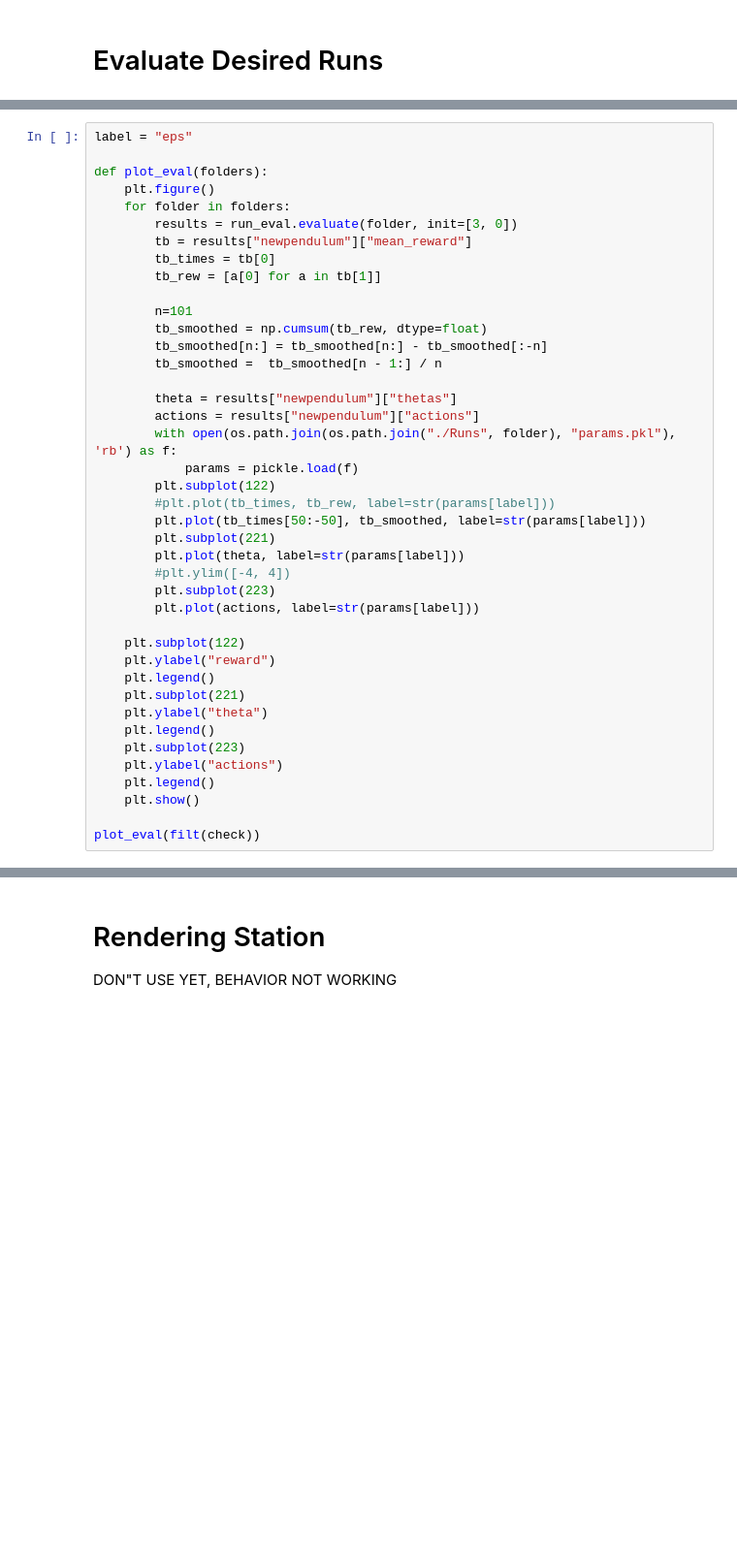
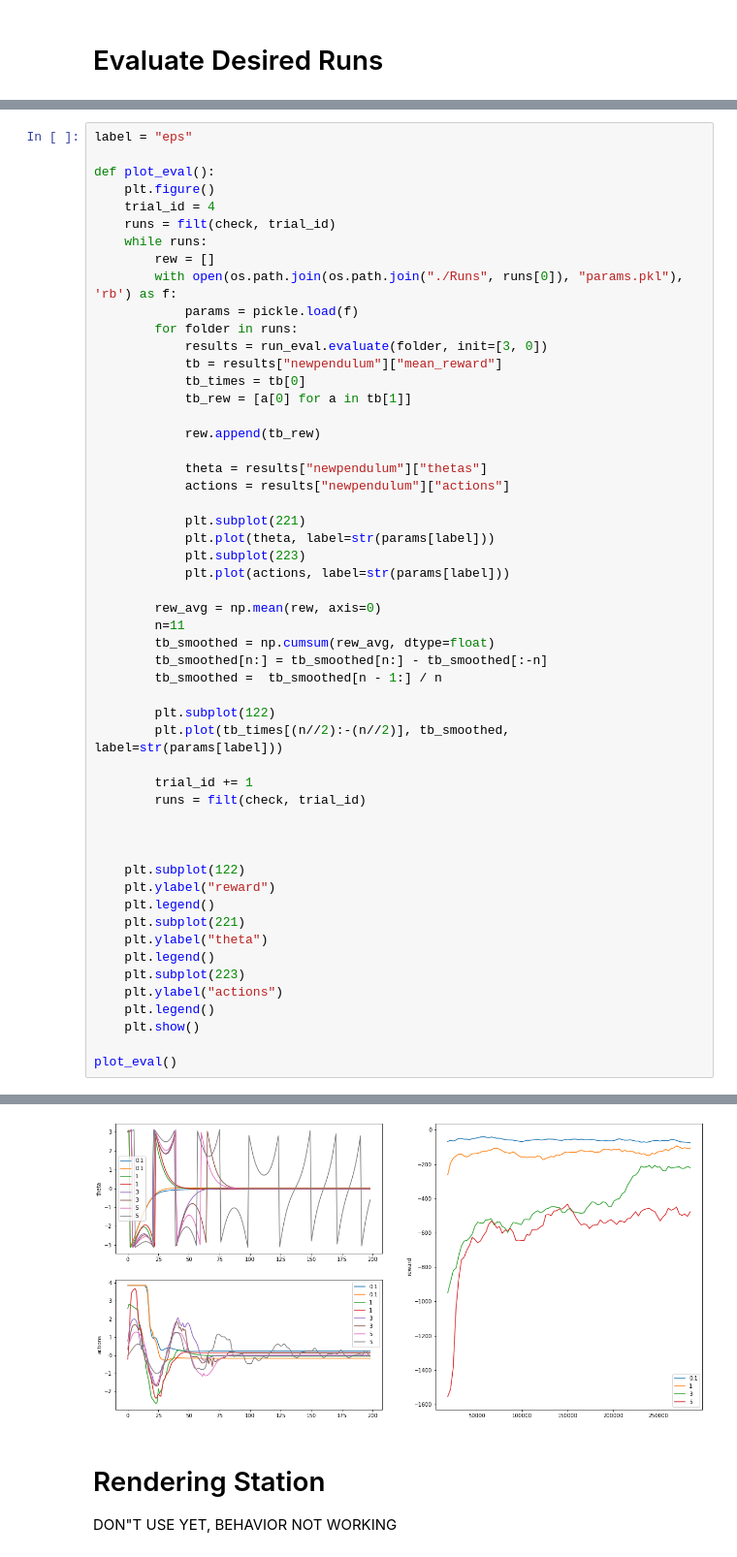
Before and after one commit to mohsinsarwari/RL_Path_Planning, a Jupyter notebook: cheap_control/evaluation.ipynb, the cells around one changed output, grey strips where cells are left out. Shown at 97% size. Drawn from its saved outputs; the diff is of its cells as text; blank space fills up the shorter version.

```diff
--- a/cheap_control/evaluation.ipynb
+++ b/cheap_control/evaluation.ipynb
@@ -129,31 +56,43 @@ KeyError: 'newpendulum'
 # %%
 label = "eps"
 
-def plot_eval(folders):
+def plot_eval():
     plt.figure()
-    for folder in folders:
-        results = run_eval.evaluate(folder, init=[3, 0])
-        tb = results["newpendulum"]["mean_reward"]
-        tb_times = tb[0]
-        tb_rew = [a[0] for a in tb[1]]
+    trial_id = 4
+    runs = filt(check, trial_id)
+    while runs:
+        rew = []
+        with open(os.path.join(os.path.join("./Runs", runs[0]), "params.pkl"), 'rb') as f:
+            params = pickle.load(f)
+        for folder in runs:
+            results = run_eval.evaluate(folder, init=[3, 0])
+            tb = results["newpendulum"]["mean_reward"]
+            tb_times = tb[0]
+            tb_rew = [a[0] for a in tb[1]]
 
-        n=101
-        tb_smoothed = np.cumsum(tb_rew, dtype=float)
+            rew.append(tb_rew)
+
+            theta = results["newpendulum"]["thetas"]
+            actions = results["newpendulum"]["actions"]
+
+            plt.subplot(221)
+            plt.plot(theta, label=str(params[label]))
+            plt.subplot(223)
+            plt.plot(actions, label=str(params[label]))
+
+        rew_avg = np.mean(rew, axis=0)
+        n=11
+        tb_smoothed = np.cumsum(rew_avg, dtype=float)
         tb_smoothed[n:] = tb_smoothed[n:] - tb_smoothed[:-n]
         tb_smoothed =  tb_smoothed[n - 1:] / n
 
-        theta = results["newpendulum"]["thetas"]
-        actions = results["newpendulum"]["actions"]
-        with open(os.path.join(os.path.join("./Runs", folder), "params.pkl"), 'rb') as f:
-            params = pickle.load(f)
         plt.subplot(122)
-        #plt.plot(tb_times, tb_rew, label=str(params[label]))
-        plt.plot(tb_times[50:-50], tb_smoothed, label=str(params[label]))
-        plt.subplot(221)
-        plt.plot(theta, label=str(params[label]))
-        #plt.ylim([-4, 4])
-        plt.subplot(223)
-        plt.plot(actions, label=str(params[label]))
+        plt.plot(tb_times[(n//2):-(n//2)], tb_smoothed, label=str(params[label]))
+
+        trial_id += 1
+        runs = filt(check, trial_id)
+
+
 
     plt.subplot(122)
     plt.ylabel("reward")
@@ -166,5 +105,5 @@ def plot_eval(folders):
     plt.legend()
     plt.show()
 
-plot_eval(filt(check))
+plot_eval()
 # %% [output]
@@ -173,3 +110,4 @@ AttributeError: 'Box' object has no attribute 'shape'
+[figure, added]
 # %% [markdown]
 # Rendering Station
 
```
Also changed, not shown: parts of 3 cells of this notebook, 6 other files.
